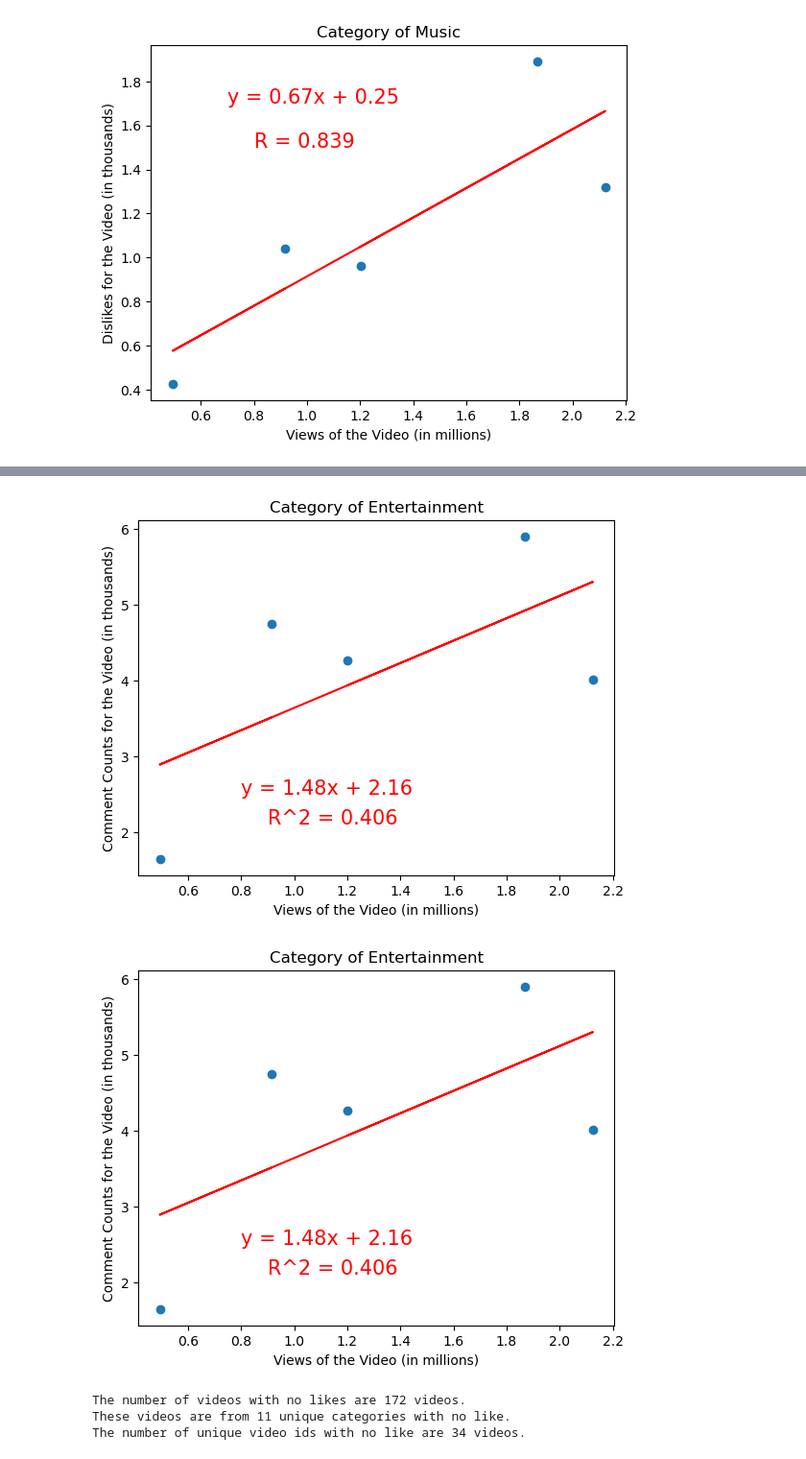
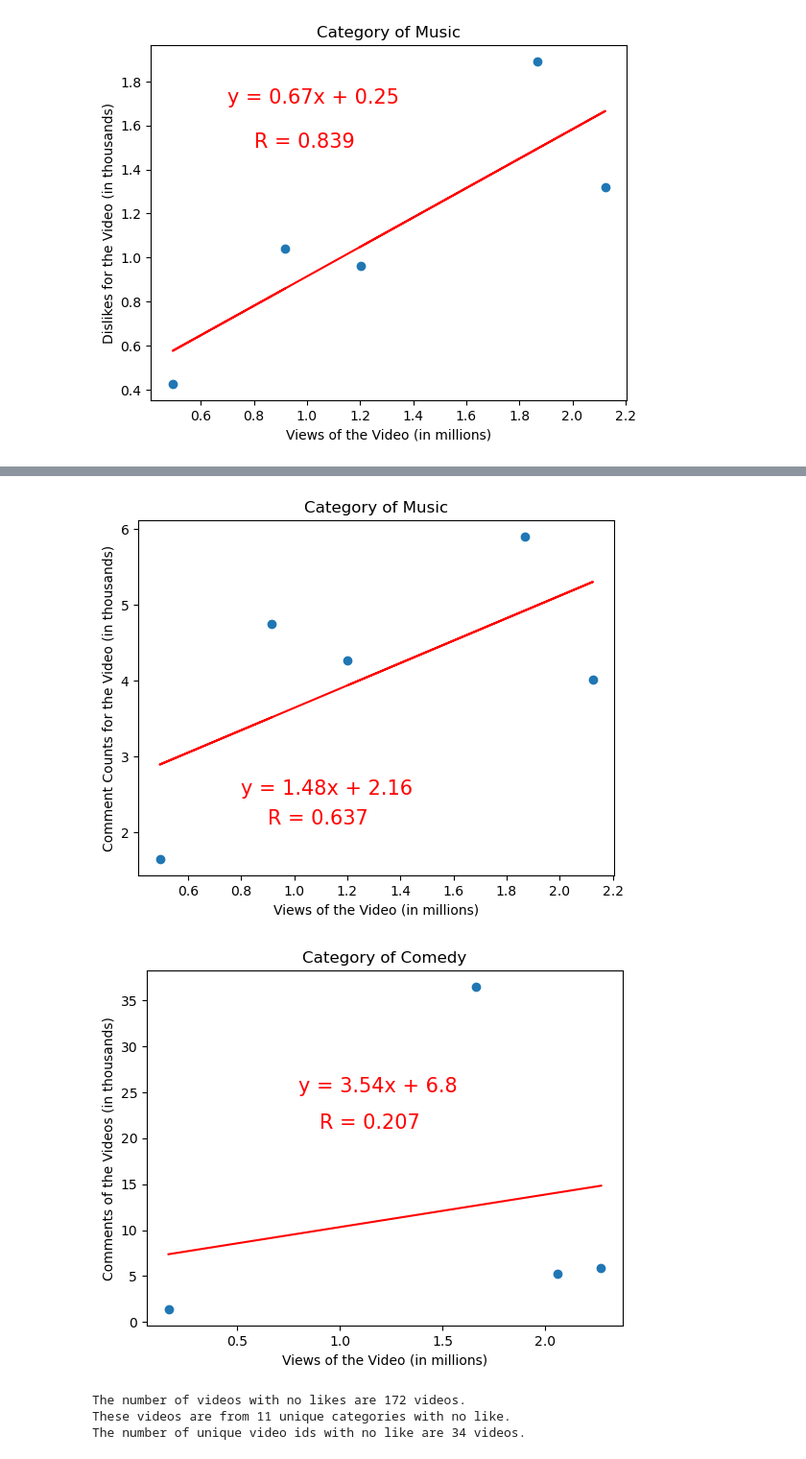
Before and after one commit to kimco2/project_1_misison_youtube, a Jupyter notebook: us_data_like.ipynb, the cells around one changed output, grey strips where cells are left out. Shown at 96% size. Cells and saved outputs as stored; diff of their text form; code cells hidden in the pictures.

```diff
--- a/us_data_like.ipynb
+++ b/us_data_like.ipynb
@@ -145,22 +145,22 @@ plt.show()
 # %%
-# Investigating the effect of the number of the views on the number of the comments for entertainment category
+# Investigating the effect of the number of the views on the number of the comments for Music category
 
-us_like_24 = us_like_df.loc[us_like_df['category_id'] == 10]
-us_like_24_one_trend = us_like_24.loc[us_like_24.duplicated(keep='last')]
-us_like_24_one_trend.head()
-x_values = us_like_24_one_trend["views"]/1000000
-y_values = us_like_24_one_trend["comment_count"]/1000
+us_like_10 = us_like_df.loc[us_like_df['category_id'] == 10]
+us_like_10_one_trend = us_like_10.loc[us_like_10.duplicated(keep='last')]
+us_like_10_one_trend.head()
+x_values = us_like_10_one_trend["views"]/1000000
+y_values = us_like_10_one_trend["comment_count"]/1000
 plt.scatter(x_values,y_values)
 (slope, intercept, rvalue, pvalue, stderr) = linregress(x_values, y_values)
 regress_values = x_values * slope + intercept
 line_eq = "y = " + str(round(slope,2)) + "x + " + str(round(intercept,2))
-r_squared = "R^2 = " + str(round(rvalue**2, 3))
+r_value = "R = " + str(round(rvalue, 3))
 plt.plot(x_values,regress_values,"r-")
 plt.annotate(line_eq,(0.8,2.5),fontsize=15,color="red")
-plt.annotate(r_squared,(0.9,2.1),fontsize=15,color="red")
+plt.annotate(r_value,(0.9,2.1),fontsize=15,color="red")
 plt.xlabel('Views of the Video (in millions)')
 plt.ylabel('Comment Counts for the Video (in thousands)')
-plt.title('Category of Entertainment')
+plt.title('Category of Music')
 plt.show()
 # %% [output]
-[figure, old version]
+[figure, new version]
@@ -169,23 +167,24 @@ game_df = us_like_df.loc[us_like_df.category_id == 20]
 # %%
-us_like_20 = us_like_df.loc[us_like_df['category_id'] == 20]
-us_like_20_one_trend = us_like_24.loc[us_like_24.duplicated(keep='last')]
-us_like_20_one_trend.head()
-x_values = us_like_20_one_trend["views"]/1000000
-y_values = us_like_20_one_trend["comment_count"]/1000
-plt.scatter(x_values,y_values)
-(slope, intercept, rvalue, pvalue, stderr) = linregress(x_values, y_values)
-regress_values = x_values * slope + intercept
+# Investigating the effect of the number of the views on the number of the comments for Gaming category
+us_like_23 = us_like_df.loc[us_like_df['category_id'] == 23]
+us_like_23_one_trend = us_like_23.loc[us_like_23.duplicated(keep='last')]
+us_like_23_one_trend.head()
+x_values_8 = us_like_20_one_trend["views"]/1000000
+y_values_8 = us_like_20_one_trend["comment_count"]/1000
+plt.scatter(x_values_8,y_values_8)
+(slope, intercept, rvalue, pvalue, stderr) = linregress(x_values_8, y_values_8)
+regress_values = x_values_8 * slope + intercept
 line_eq = "y = " + str(round(slope,2)) + "x + " + str(round(intercept,2))
-r_squared = "R^2 = " + str(round(rvalue**2, 3))
-plt.plot(x_values,regress_values,"r-")
-plt.annotate(line_eq,(0.8,2.5),fontsize=15,color="red")
-plt.annotate(r_squared,(0.9,2.1),fontsize=15,color="red")
+r_value = "R = " + str(round(rvalue, 3))
+plt.plot(x_values_8,regress_values,"r-")
+plt.annotate(line_eq,(0.8,25),fontsize=15,color="red")
+plt.annotate(r_value,(0.9,21),fontsize=15,color="red")
 plt.xlabel('Views of the Video (in millions)')
-plt.ylabel('Comment Counts for the Video (in thousands)')
-plt.title('Category of Entertainment')
+plt.ylabel('Comments of the Videos (in thousands)')
+plt.title('Category of Comedy')
 plt.show()
 # %% [output]
-[figure, old version]
+[figure, new version]
 # %%
 only_like = us_like_df.loc[us_like_df['likes'] == 0]
 print(f"The number of videos with no likes are " + str(only_like['video_id'].count()) +" videos.")
```
Also changed, not shown: parts of 17 cells of this notebook.
